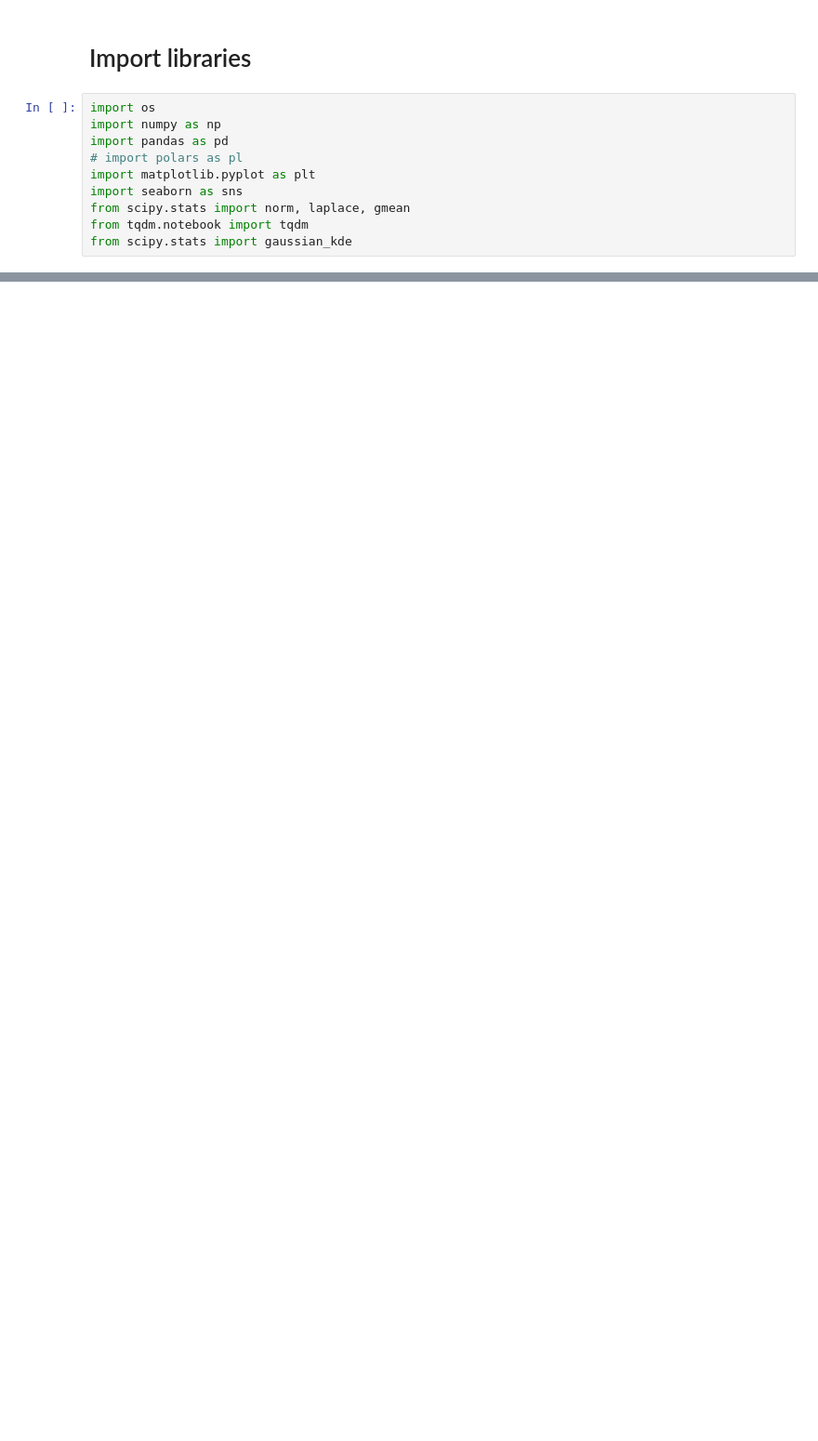
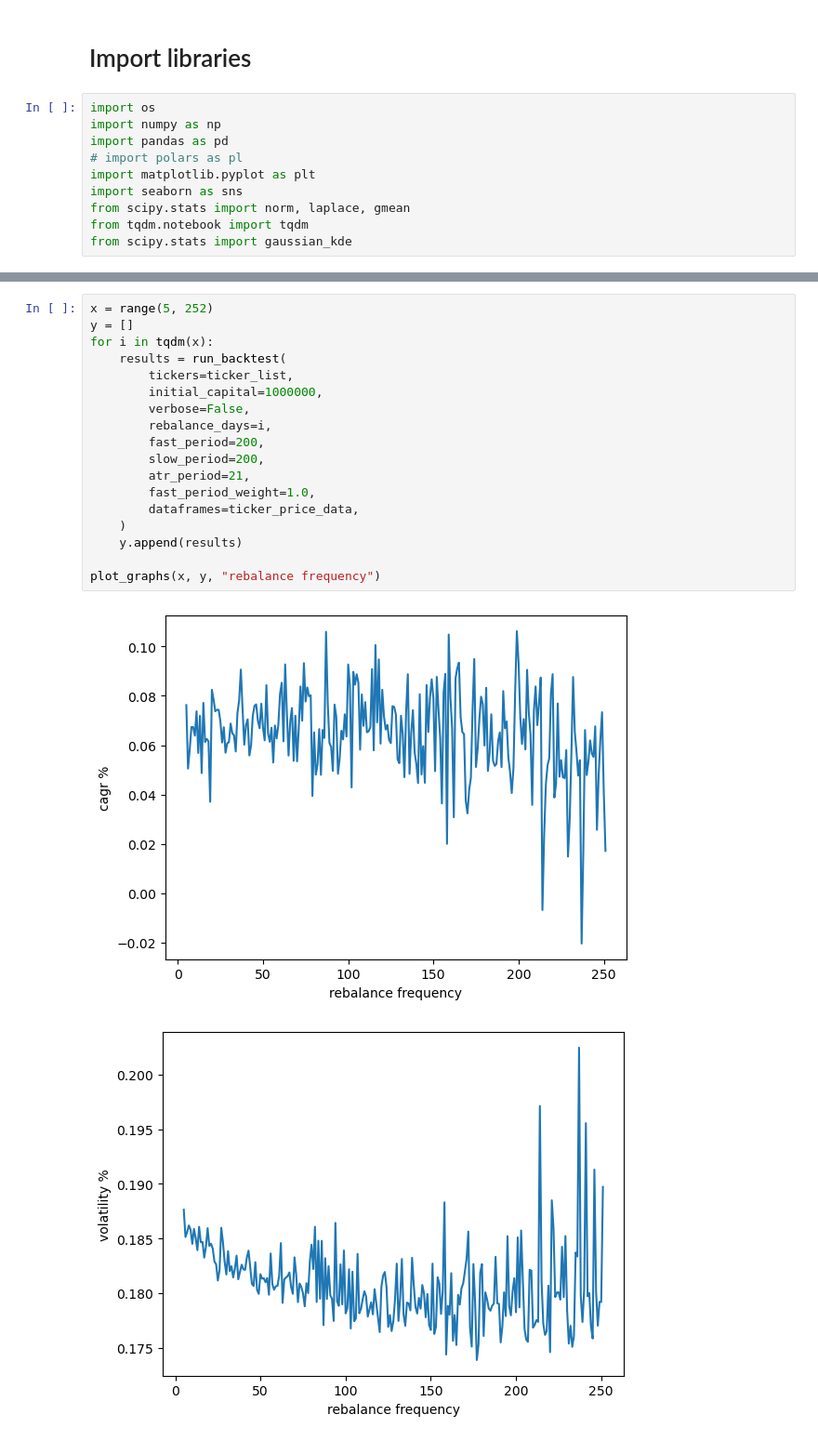
Before and after one commit to ag3nt3154/Quantitative_Finance_Modelling, a Jupyter notebook: 5. Trend_following.ipynb, the cells around one changed output, grey strips where cells are left out. Shown at 93% size. Drawn from its saved outputs; the diff is of its cells as text; blank space fills up the shorter version.

```diff
--- a/5. Trend_following.ipynb
+++ b/5. Trend_following.ipynb
@@ -115,0 +313,21 @@ NameError: name 'fast_period' is not defined
+# %%
+x = range(5, 252)
+y = []
+for i in tqdm(x):
+    results = run_backtest(
+        tickers=ticker_list,
+        initial_capital=1000000,
+        verbose=False,
+        rebalance_days=i,
+        fast_period=200,
+        slow_period=200,
+        atr_period=21,
+        fast_period_weight=1.0,
+        dataframes=ticker_price_data,
+    )
+    y.append(results)
+
+plot_graphs(x, y, "rebalance frequency")
+# %% [output]
+[figure, added]
+[figure, added]
```
Also changed, not shown: parts of 26 cells of this notebook, 9 other files.
